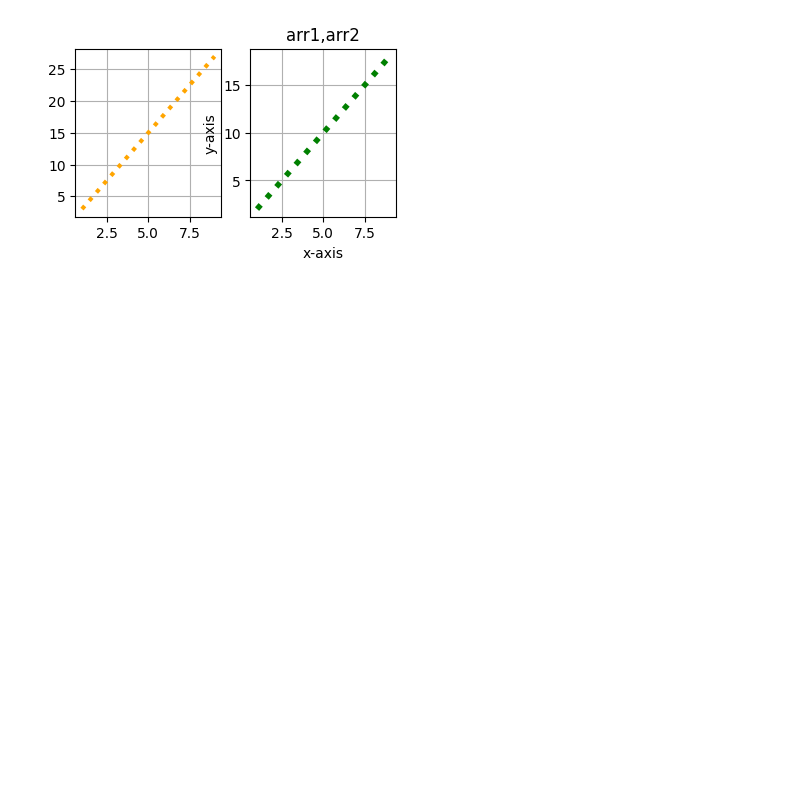
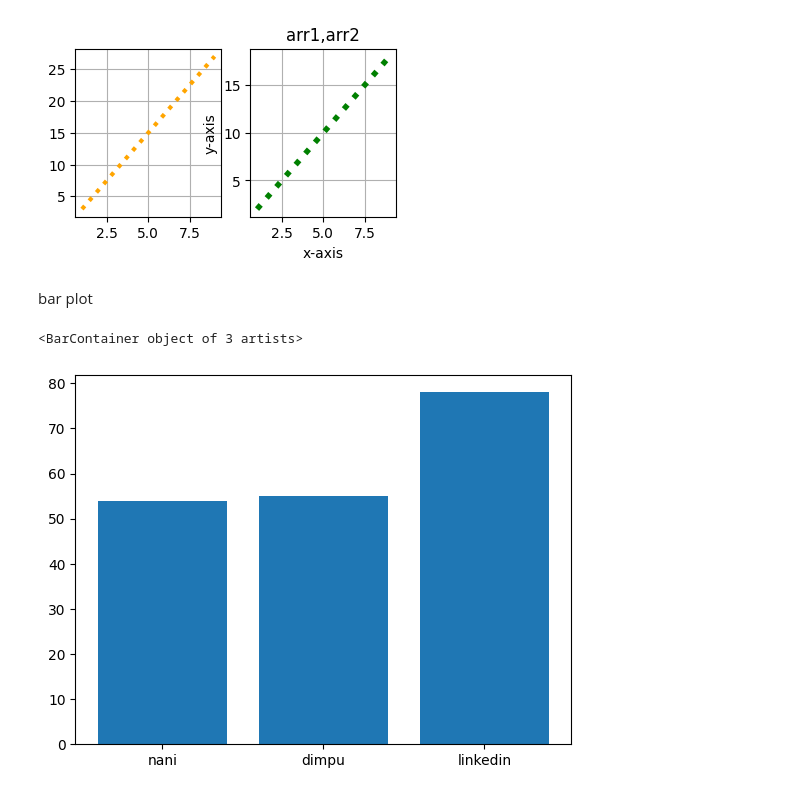
Before and after one commit to rahuloruganti/data-analysis-using-python, a Jupyter notebook: matplotlib/matplotlib_basic.ipynb, the cells around one changed output. Saved outputs shown, nothing was run; the diff lists cells and outputs as text; code cells hidden in the pictures; blank space fills up the shorter version.

```diff
--- a/matplotlib/matplotlib_basic.ipynb
+++ b/matplotlib/matplotlib_basic.ipynb
@@ -67,3 +76,14 @@ plt.grid(True)
 plt.show()
 # %% [output]
 [figure]
+# %% [markdown]
+bar plot
+# %%
+student={"nani":54,"dimpu":55,"linkedin":78}
+value=student.values()
+k=student.keys()
+# %%
+plt.bar(k,value)
+# %% [output]
+<BarContainer object of 3 artists>
+[figure, added]
```
Also changed, not shown: parts of 25 cells of this notebook, 1 other file.
